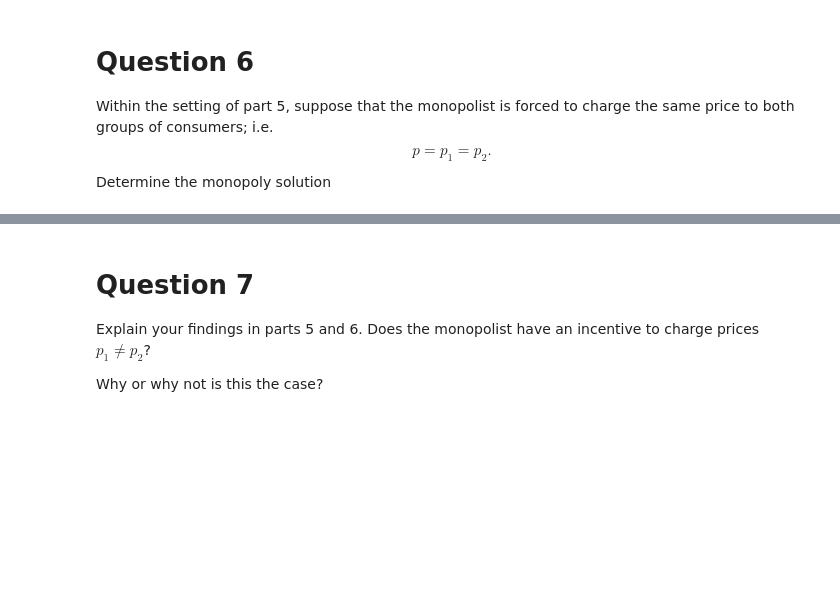
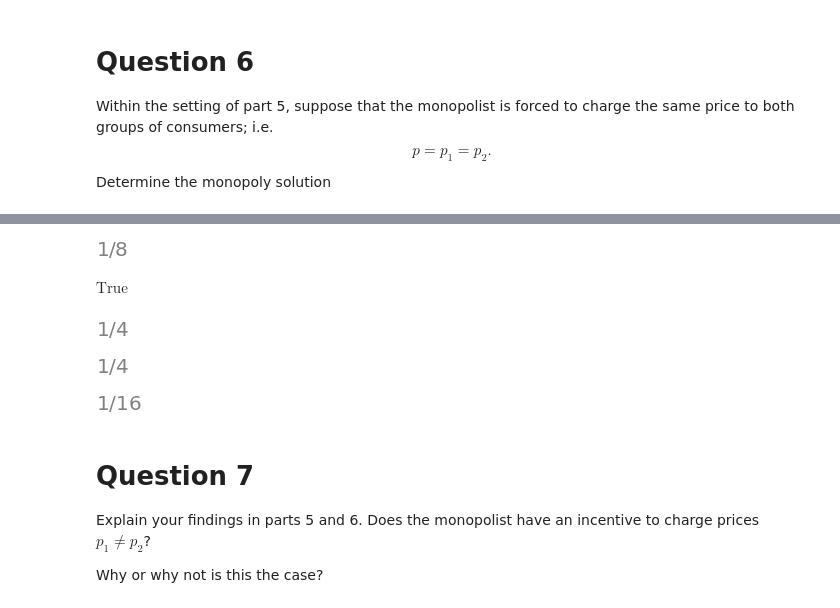
Before and after one commit to MECEN-TOURS/SI-2020-2021, a Jupyter notebook: exercice_introductif/Seance02-Fin.ipynb, the cells around one changed output, grey strips where cells are left out. Saved outputs shown, nothing was run; the diff lists cells and outputs as text; code cells hidden in the pictures; blank space fills up the shorter version.

```diff
--- a/exercice_introductif/Seance02-Fin.ipynb
+++ b/exercice_introductif/Seance02-Fin.ipynb
@@ -632,3 +670,21 @@ Determine the monopoly solution
+# %%
+sol, = sp.solve(sp.diff(profit6, p), p)
+display(sol)
+sp.Ge(sol, 0)
+# %% [output]
+[figure, added]
+$\displaystyle \text{True}$
+# %%
+nm1_6e = nm1_6.subs(p, sol)
+display(nm1_6e)
+nm2_6e = nm2_6.subs(p, sol)
+display(nm2_6e)
+pr6 = profit6.subs(p, sol)
+display(pr6)
+# %% [output]
+[figure, added]
+[figure, added]
+[figure, added]
 # %% [markdown]
 # Question 7
 
```
Also changed, not shown: parts of 13 cells of this notebook.
